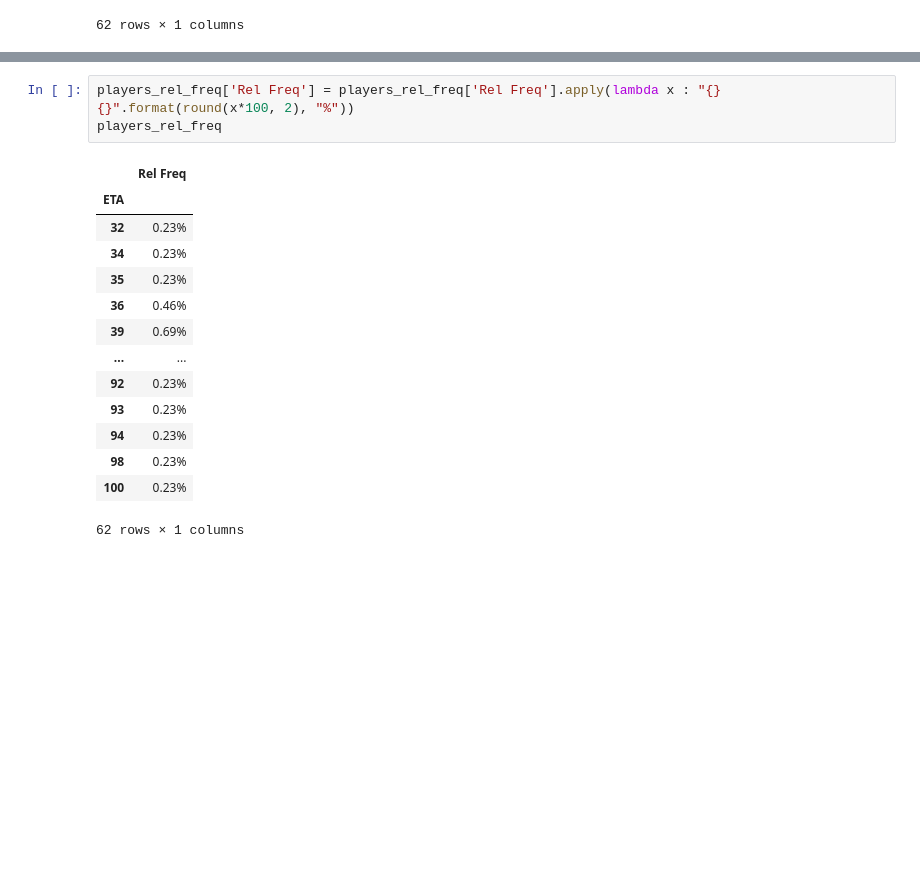
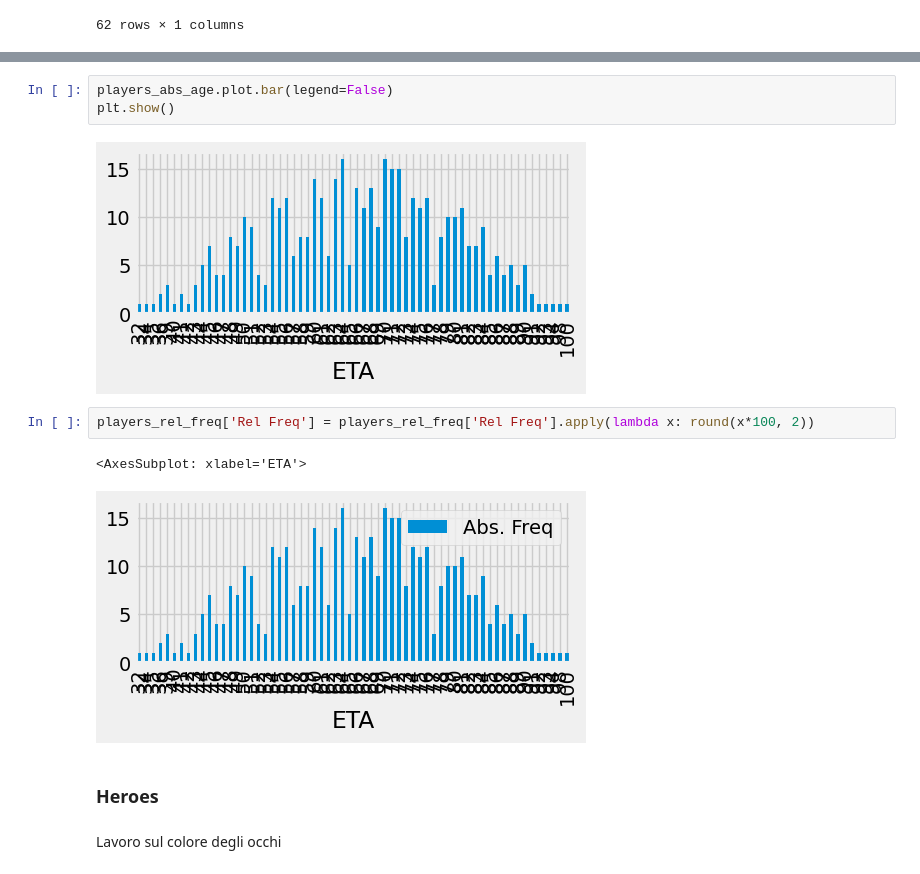
Before and after one commit to PippoZord/superhero-datascience, a Jupyter notebook: content/Esercitazioni/DatiFrequenze.ipynb, the cells around one changed output, grey strips where cells are left out. Saved outputs shown, nothing was run; the diff lists cells and outputs as text; blank space fills up the shorter version.

```diff
--- a/content/Esercitazioni/DatiFrequenze.ipynb
+++ b/content/Esercitazioni/DatiFrequenze.ipynb
@@ -107,18 +133,14 @@ players_rel_freq.apply(lambda x: np.round(x*100, 2)).astype(str).apply(lambda p:
+# %%
+players_abs_age.plot.bar(legend=False)
+plt.show()
+# %% [output]
+[figure, added]
 # %%
-players_rel_freq['Rel Freq'] = players_rel_freq['Rel Freq'].apply(lambda x : "{}{}".format(round(x*100, 2), "%"))
-players_rel_freq
+players_rel_freq['Rel Freq'] = players_rel_freq['Rel Freq'].apply(lambda x: round(x*100, 2))
 # %% [output]
-|  | Rel Freq |
-| ETA |  |
-| 32 | 0.23% |
-| 34 | 0.23% |
-| 35 | 0.23% |
-| 36 | 0.46% |
-| 39 | 0.69% |
-| ... | ... |
-| 92 | 0.23% |
-| 93 | 0.23% |
-| 94 | 0.23% |
-| 98 | 0.23% |
-| 100 | 0.23% |
-62 rows × 1 columns
+<AxesSubplot: xlabel='ETA'>
+[figure, added]
+# %% [markdown]
+<h3>Heroes</h3>
+# %% [markdown]
+Lavoro sul colore degli occhi
```
Also changed, not shown: parts of 11 cells of this notebook, 2 other files.
